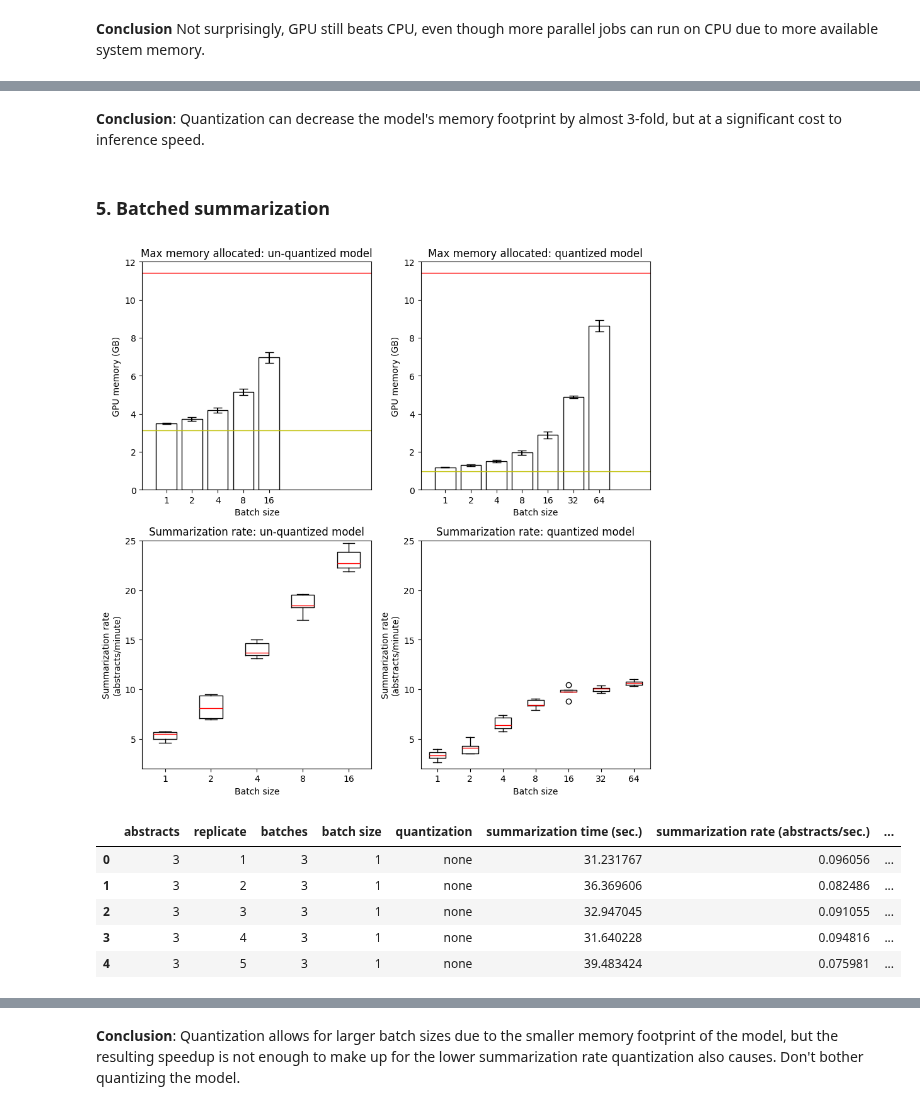
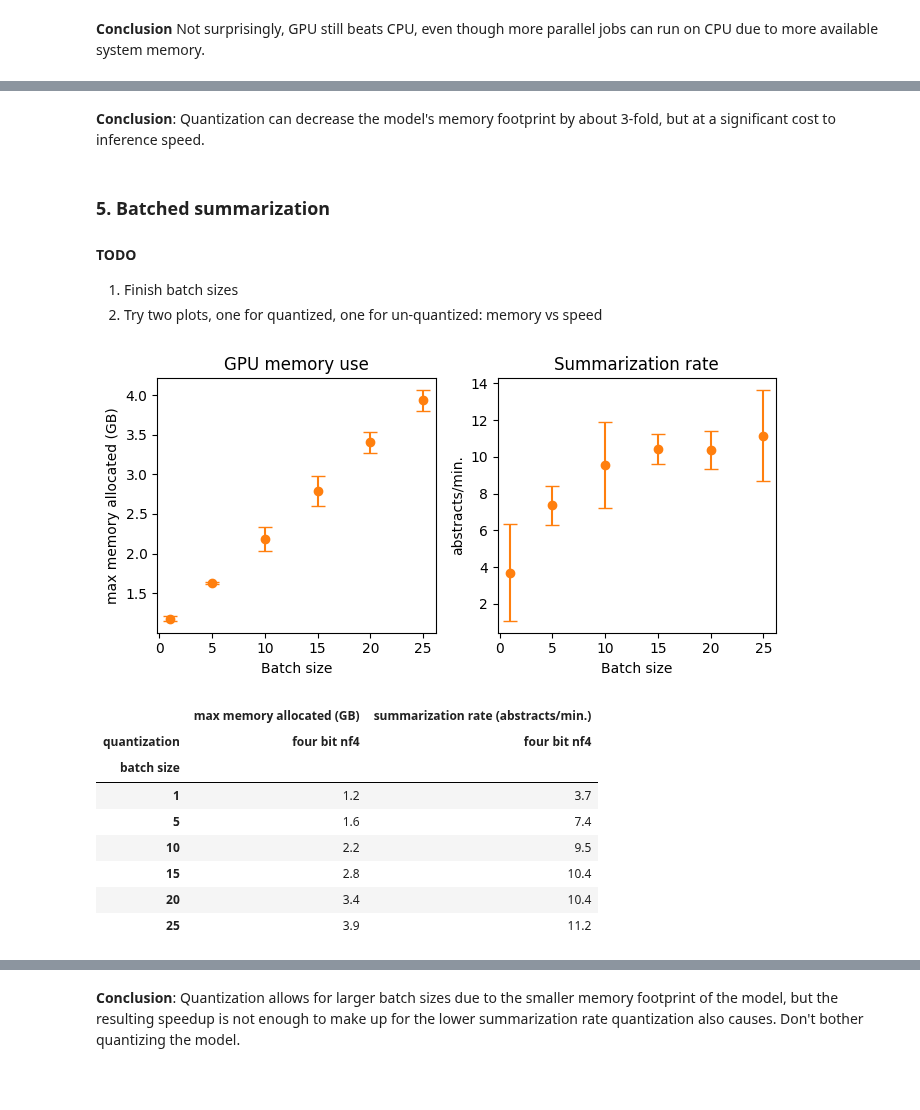
Before and after one commit to gperdrizet/PUBSUM, a Jupyter notebook: pubsum/notebooks/benchmarking_results.ipynb, the cells around one changed output, grey strips where cells are left out. Cells and saved outputs as stored; diff of their text form; code cells hidden in the pictures; blank space fills up the shorter version.

Commit message:
Added TODO notes, switched batched summarization plot to two pannel scatterplot with error bars.

```diff
--- a/pubsum/notebooks/benchmarking_results.ipynb
+++ b/pubsum/notebooks/benchmarking_results.ipynb
@@ -72,39 +113,51 @@ data.head()
 # %% [markdown]
-**Conclusion**: Quantization can decrease the model's memory footprint by almost 3-fold, but at a significant cost to inference speed.
+**Conclusion**: Quantization can decrease the model's memory footprint by about 3-fold, but at a significant cost to inference speed.
-# %% [markdown]
-### 5. Batched summarization
+# %% [markdown]
+### 5. Batched summarization
+#### TODO
+1. Finish batch sizes
+2. Try two plots, one for quantized, one for un-quantized: memory vs speed
 # %%
 data, plt = plot_funcs.batch_summarization_plot(
-    datafile='../benchmarks/batched_summarization/results.1.csv',
+    datafile='../benchmarks/batched_summarization/results.csv',
     unique_condition_columns=[
         'batch size',
         'quantization'
     ],
     oom_columns=[
         'summarization time (sec.)',
         'summarization rate (abstracts/sec.)',
         'model memory footprint (bytes)',
-        'max memory allocated (bytes)'
+        'max memory allocated (bytes)',
     ],
+    quantization_method='four bit nf4',
     str_columns=['quantization'],
     int_columns=[
         'model memory footprint (bytes)',
         'max memory allocated (bytes)'
     ],
     float_columns=[
         'summarization time (sec.)',
-        'summarization rate (abstracts/sec.)'
+        'summarization rate (abstracts/sec.)',
     ],
     oom_replacement_val=np.nan
 )
 
 plt.show()
-data.head()
+
+table = data.groupby(['batch size', 'quantization'])[['max memory allocated (GB)', 'summarization rate (abstracts/min.)']].mean().round(1)
+table = table.unstack()
+table = table.astype(str)
+table.replace('<NA>', 'nan', inplace=True)
+table
 # %% [output]
-[figure, old version]
+[figure, new version]
-|  | abstracts | replicate | batches | batch size | quantization | summarization time (sec.) | summarization rate (abstracts/sec.) | ... |
-| 0 | 3 | 1 | 3 | 1 | none | 31.231767 | 0.096056 | ... |
-| 1 | 3 | 2 | 3 | 1 | none | 36.369606 | 0.082486 | ... |
-| 2 | 3 | 3 | 3 | 1 | none | 32.947045 | 0.091055 | ... |
-| 3 | 3 | 4 | 3 | 1 | none | 31.640228 | 0.094816 | ... |
-| 4 | 3 | 5 | 3 | 1 | none | 39.483424 | 0.075981 | ... |
+|  | max memory allocated (GB) | summarization rate (abstracts/min.) |
+| quantization | four bit nf4 | four bit nf4 |
+| batch size |  |  |
+| 1 | 1.2 | 3.7 |
+| 5 | 1.6 | 7.4 |
+| 10 | 2.2 | 9.5 |
+| 15 | 2.8 | 10.4 |
+| 20 | 3.4 | 10.4 |
+| 25 | 3.9 | 11.2 |
```
Also changed, not shown: parts of 23 cells of this notebook.
